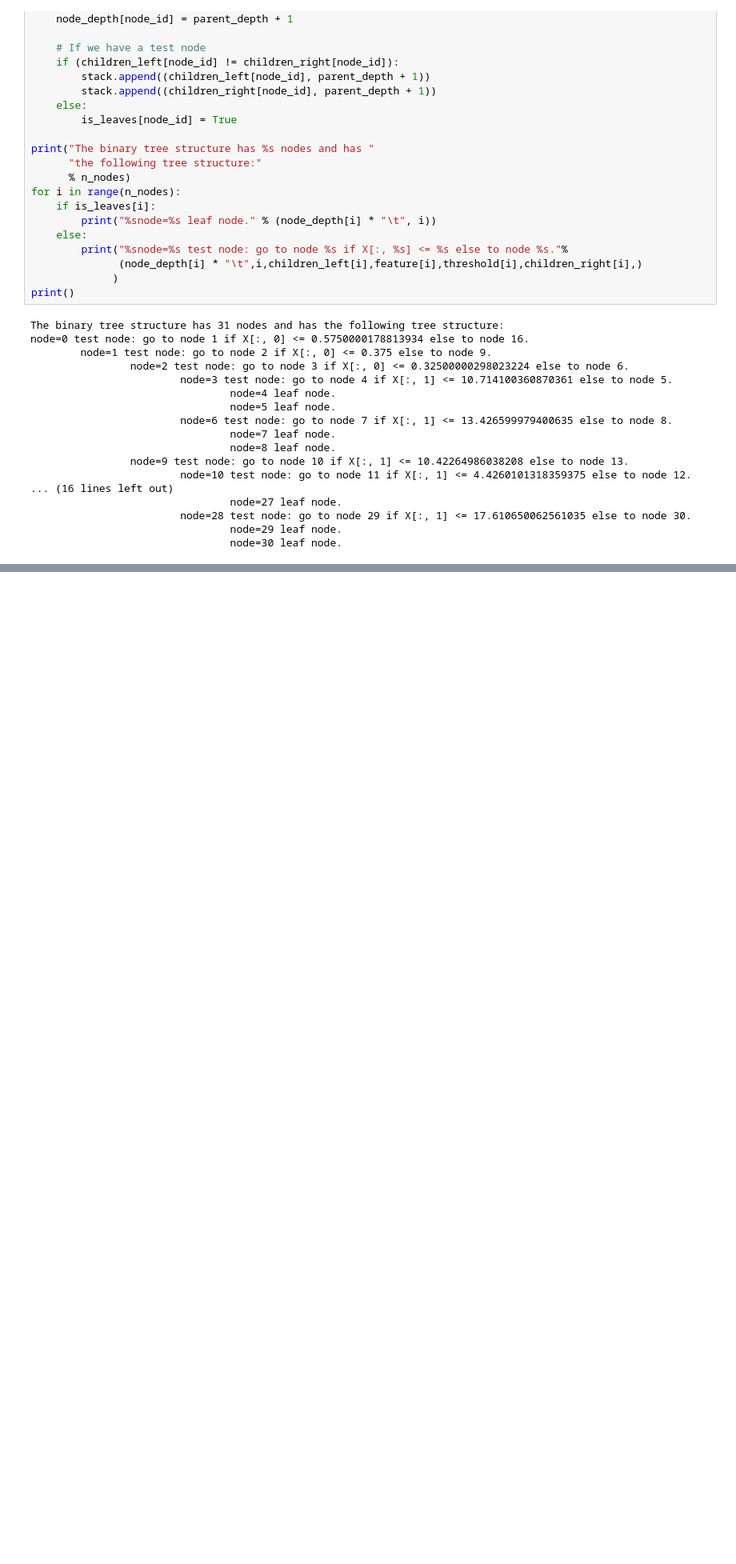
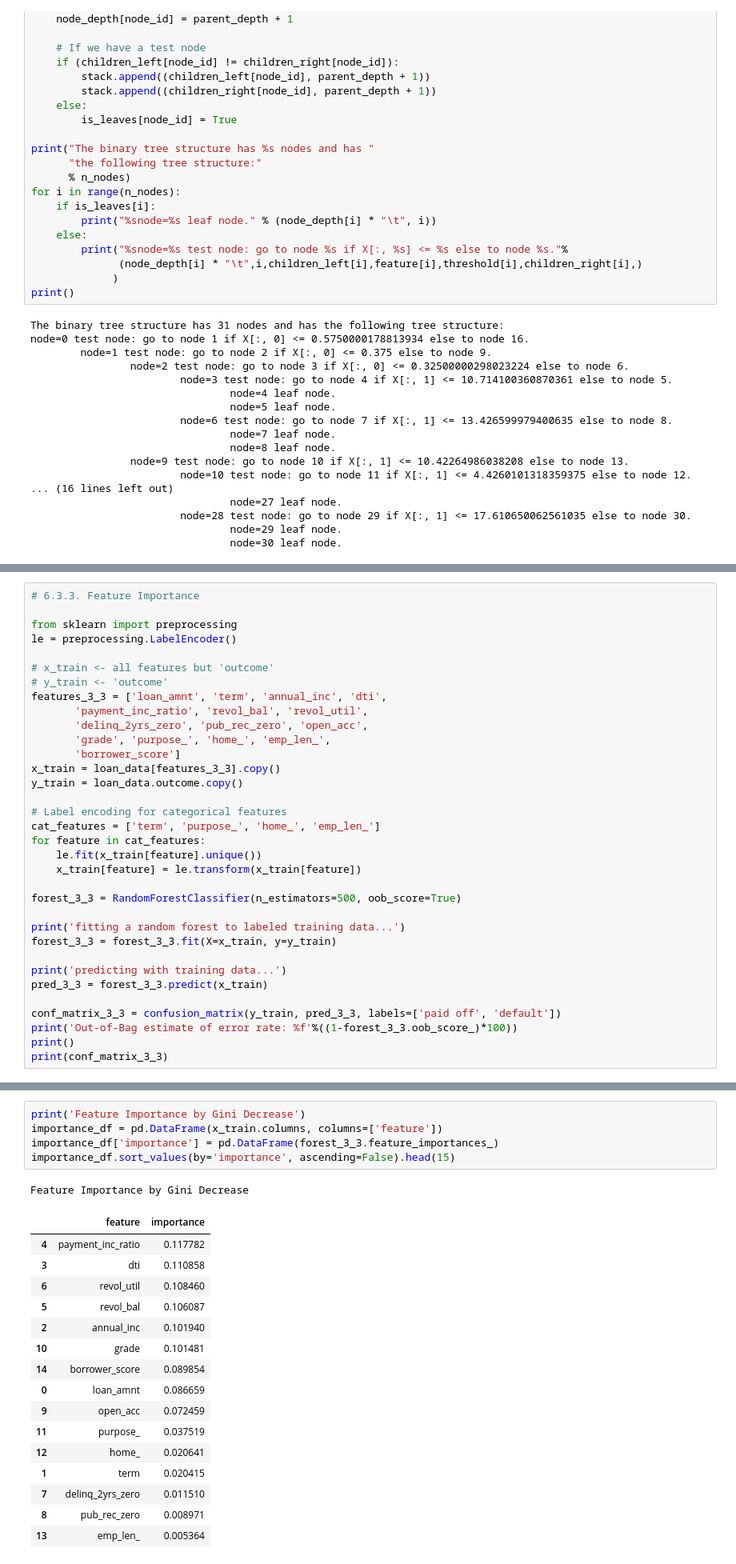
Before and after one commit to vanang/statistics-for-data-scientists-python, a Jupyter notebook: Notebooks/Chapter_6.ipynb, the cells around one changed output, grey strips where cells are left out. Shown at 80% size. Saved outputs shown, nothing was run; the diff lists cells and outputs as text; blank space fills up the shorter version.

```diff
--- a/Notebooks/Chapter_6.ipynb
+++ b/Notebooks/Chapter_6.ipynb
@@ -353,0 +430,34 @@ node=0 test node: go to node 1 if X[:, 0] <= 0.5750000178813934 else to node 16.
+# %%
+# 6.3.3. Feature Importance
+
+from sklearn import preprocessing
+le = preprocessing.LabelEncoder()
+
+# x_train <- all features but 'outcome'
+# y_train <- 'outcome'
+features_3_3 = ['loan_amnt', 'term', 'annual_inc', 'dti',
+       'payment_inc_ratio', 'revol_bal', 'revol_util',
+       'delinq_2yrs_zero', 'pub_rec_zero', 'open_acc',
+       'grade', 'purpose_', 'home_', 'emp_len_',
+       'borrower_score']
+x_train = loan_data[features_3_3].copy()
+y_train = loan_data.outcome.copy()
+
+# Label encoding for categorical features
+cat_features = ['term', 'purpose_', 'home_', 'emp_len_']
+for feature in cat_features:
+    le.fit(x_train[feature].unique())
+    x_train[feature] = le.transform(x_train[feature])
+
+forest_3_3 = RandomForestClassifier(n_estimators=500, oob_score=True)
+
+print('fitting a random forest to labeled training data...')
+forest_3_3 = forest_3_3.fit(X=x_train, y=y_train)
+
+print('predicting with training data...')
+pred_3_3 = forest_3_3.predict(x_train)
+
+conf_matrix_3_3 = confusion_matrix(y_train, pred_3_3, labels=['paid off', 'default'])
+print('Out-of-Bag estimate of error rate: %f'%((1-forest_3_3.oob_score_)*100))
+print()
+print(conf_matrix_3_3)
@@ -353,0 +471,23 @@ node=0 test node: go to node 1 if X[:, 0] <= 0.5750000178813934 else to node 16.
+# %%
+print('Feature Importance by Gini Decrease')
+importance_df = pd.DataFrame(x_train.columns, columns=['feature'])
+importance_df['importance'] = pd.DataFrame(forest_3_3.feature_importances_)
+importance_df.sort_values(by='importance', ascending=False).head(15)
+# %% [output]
+Feature Importance by Gini Decrease
+|  | feature | importance |
+| 4 | payment_inc_ratio | 0.117782 |
+| 3 | dti | 0.110858 |
+| 6 | revol_util | 0.108460 |
+| 5 | revol_bal | 0.106087 |
+| 2 | annual_inc | 0.101940 |
+| 10 | grade | 0.101481 |
+| 14 | borrower_score | 0.089854 |
+| 0 | loan_amnt | 0.086659 |
+| 9 | open_acc | 0.072459 |
+| 11 | purpose_ | 0.037519 |
+| 12 | home_ | 0.020641 |
+| 1 | term | 0.020415 |
+| 7 | delinq_2yrs_zero | 0.011510 |
+| 8 | pub_rec_zero | 0.008971 |
+| 13 | emp_len_ | 0.005364 |
```
Also changed, not shown: parts of 6 cells of this notebook.
